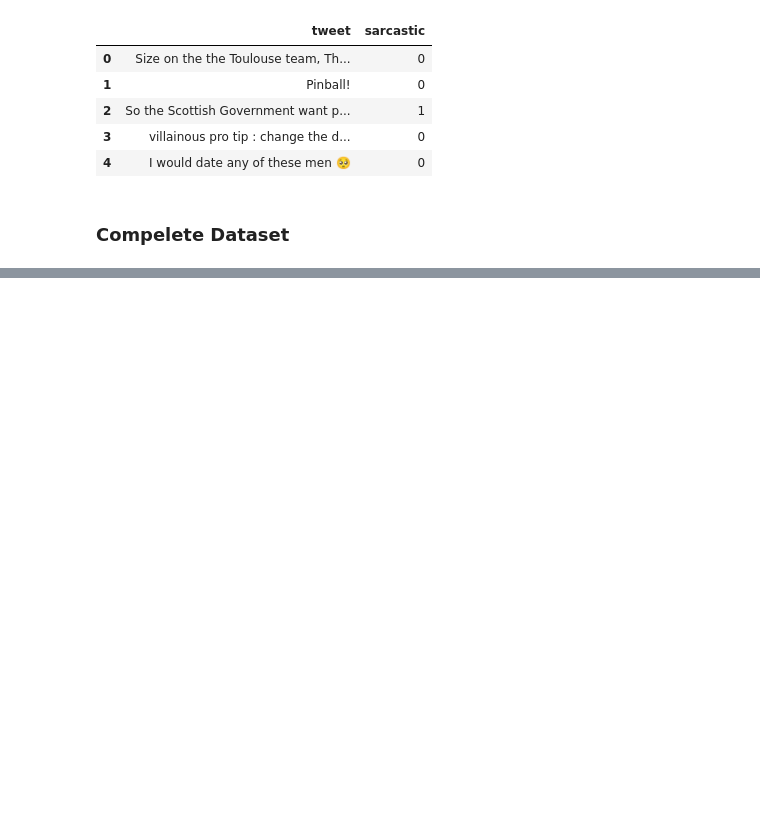
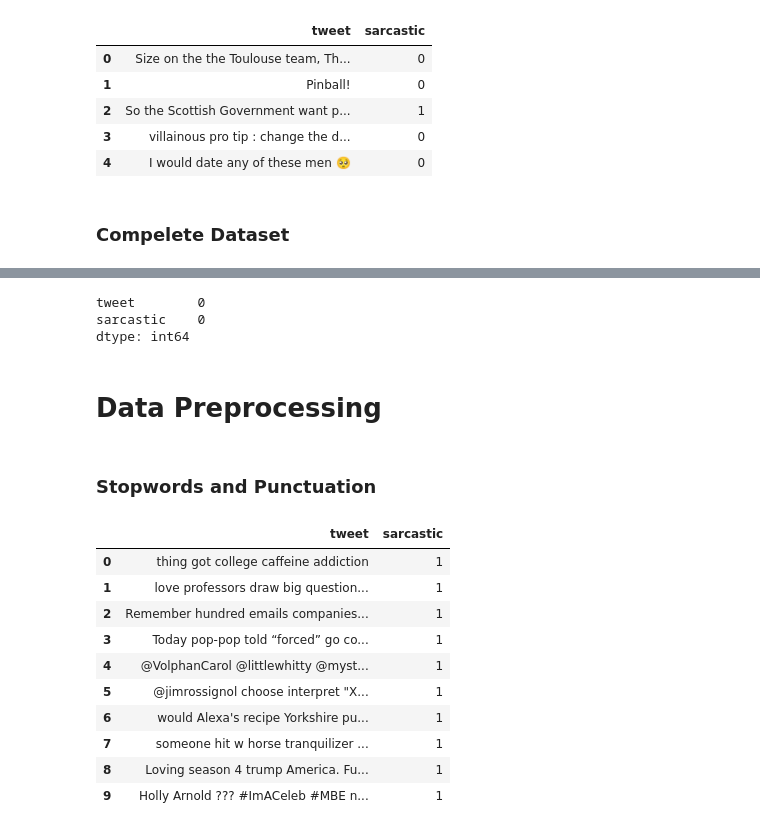
Before and after one commit to JonathanSuryaS/Sarcasm-Detection, a Jupyter notebook: main2.ipynb, the cells around one changed output, grey strips where cells are left out. Drawn from its saved outputs; the diff is of its cells as text; code cells hidden in the pictures; blank space fills up the shorter version.

```diff
--- a/main2.ipynb
+++ b/main2.ipynb
@@ -54,0 +64,10 @@ test_data.head()
+# %%
+data.isnull().sum()
+# %% [output]
+tweet        0
+sarcastic    0
+dtype: int64
+# %% [markdown]
+# Data Preprocessing
+# %% [markdown]
+### Stopwords and Punctuation
@@ -54,0 +136,14 @@ test_data.head()
+# %%
+data.head(10)
+# %% [output]
+|  | tweet | sarcastic |
+| 0 | thing got college caffeine addiction | 1 |
+| 1 | love professors draw big question... | 1 |
+| 2 | Remember hundred emails companies... | 1 |
+| 3 | Today pop-pop told “forced” go co... | 1 |
+| 4 | @VolphanCarol @littlewhitty @myst... | 1 |
+| 5 | @jimrossignol choose interpret "X... | 1 |
+| 6 | would Alexa's recipe Yorkshire pu... | 1 |
+| 7 | someone hit w horse tranquilizer ... | 1 |
+| 8 | Loving season 4 trump America. Fu... | 1 |
+| 9 | Holly Arnold ??? #ImACeleb #MBE n... | 1 |
```
Also changed, not shown: parts of 29 cells of this notebook.
